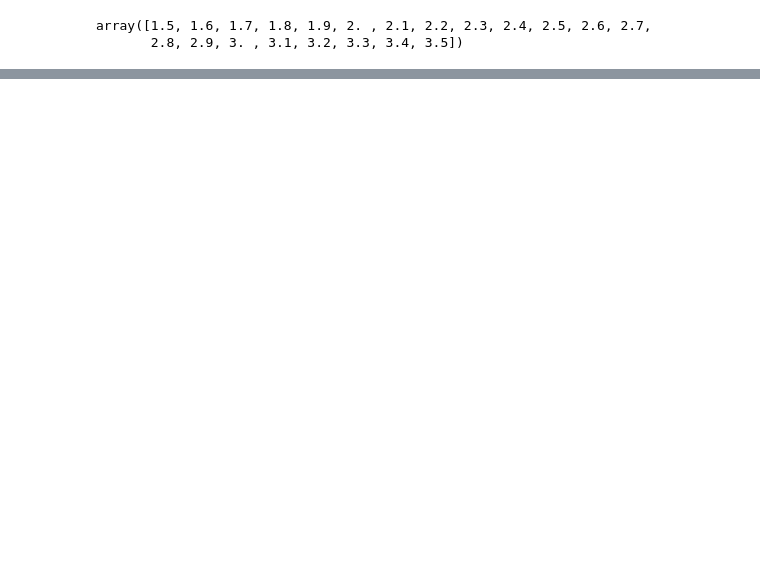
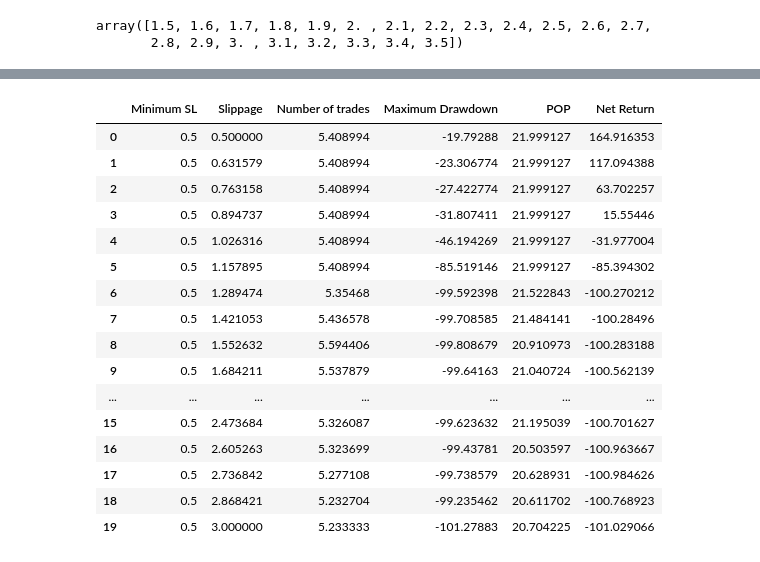
Before and after one commit to ProtoRao/trading, a Jupyter notebook: Ranna strat/Buy n Sell Ranna Strat .ipynb, the cells around one changed output, grey strips where cells are left out. Saved outputs shown, nothing was run; the diff lists cells and outputs as text; code cells hidden in the pictures; blank space fills up the shorter version.

```diff
--- a/Ranna strat/Buy n Sell Ranna Strat .ipynb
+++ b/Ranna strat/Buy n Sell Ranna Strat .ipynb
@@ -213,0 +332,20 @@ c2.iloc[a*75:b*75:f, :]
+# %%
+c3[:20]
+# %% [output]
+|  | Minimum SL | Slippage | Number of trades | Maximum Drawdown | POP | Net Return |
+| 0 | 0.5 | 0.500000 | 5.408994 | -19.79288 | 21.999127 | 164.916353 |
+| 1 | 0.5 | 0.631579 | 5.408994 | -23.306774 | 21.999127 | 117.094388 |
+| 2 | 0.5 | 0.763158 | 5.408994 | -27.422774 | 21.999127 | 63.702257 |
+| 3 | 0.5 | 0.894737 | 5.408994 | -31.807411 | 21.999127 | 15.55446 |
+| 4 | 0.5 | 1.026316 | 5.408994 | -46.194269 | 21.999127 | -31.977004 |
+| 5 | 0.5 | 1.157895 | 5.408994 | -85.519146 | 21.999127 | -85.394302 |
+| 6 | 0.5 | 1.289474 | 5.35468 | -99.592398 | 21.522843 | -100.270212 |
+| 7 | 0.5 | 1.421053 | 5.436578 | -99.708585 | 21.484141 | -100.28496 |
+| 8 | 0.5 | 1.552632 | 5.594406 | -99.808679 | 20.910973 | -100.283188 |
+| 9 | 0.5 | 1.684211 | 5.537879 | -99.64163 | 21.040724 | -100.562139 |
+| ... | ... | ... | ... | ... | ... | ... |
+| 15 | 0.5 | 2.473684 | 5.326087 | -99.623632 | 21.195039 | -100.701627 |
+| 16 | 0.5 | 2.605263 | 5.323699 | -99.43781 | 20.503597 | -100.963667 |
+| 17 | 0.5 | 2.736842 | 5.277108 | -99.738579 | 20.628931 | -100.984626 |
+| 18 | 0.5 | 2.868421 | 5.232704 | -99.235462 | 20.611702 | -100.768923 |
+| 19 | 0.5 | 3.000000 | 5.233333 | -101.27883 | 20.704225 | -101.029066 |
```
Also changed, not shown: parts of 16 cells of this notebook.
